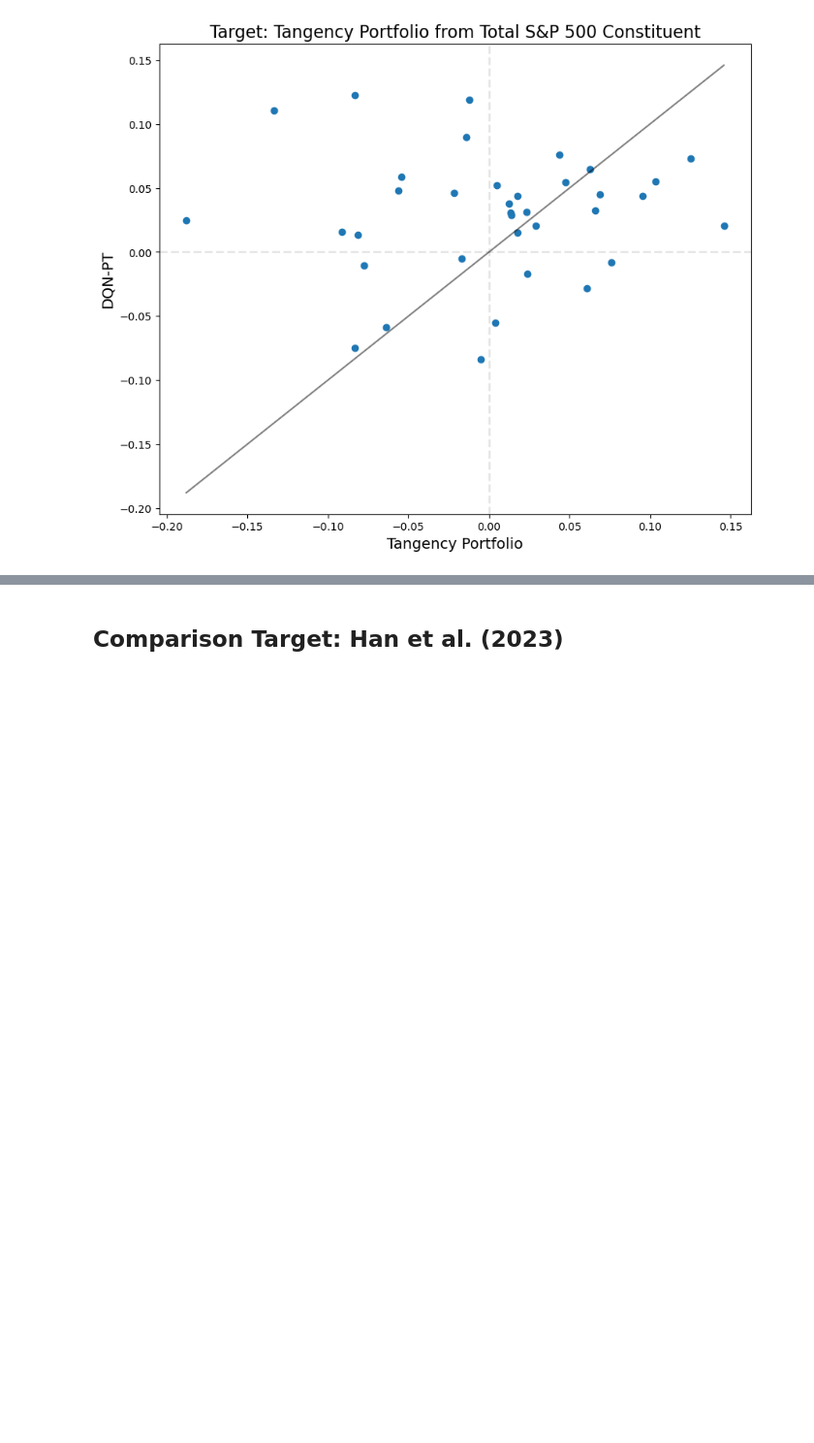
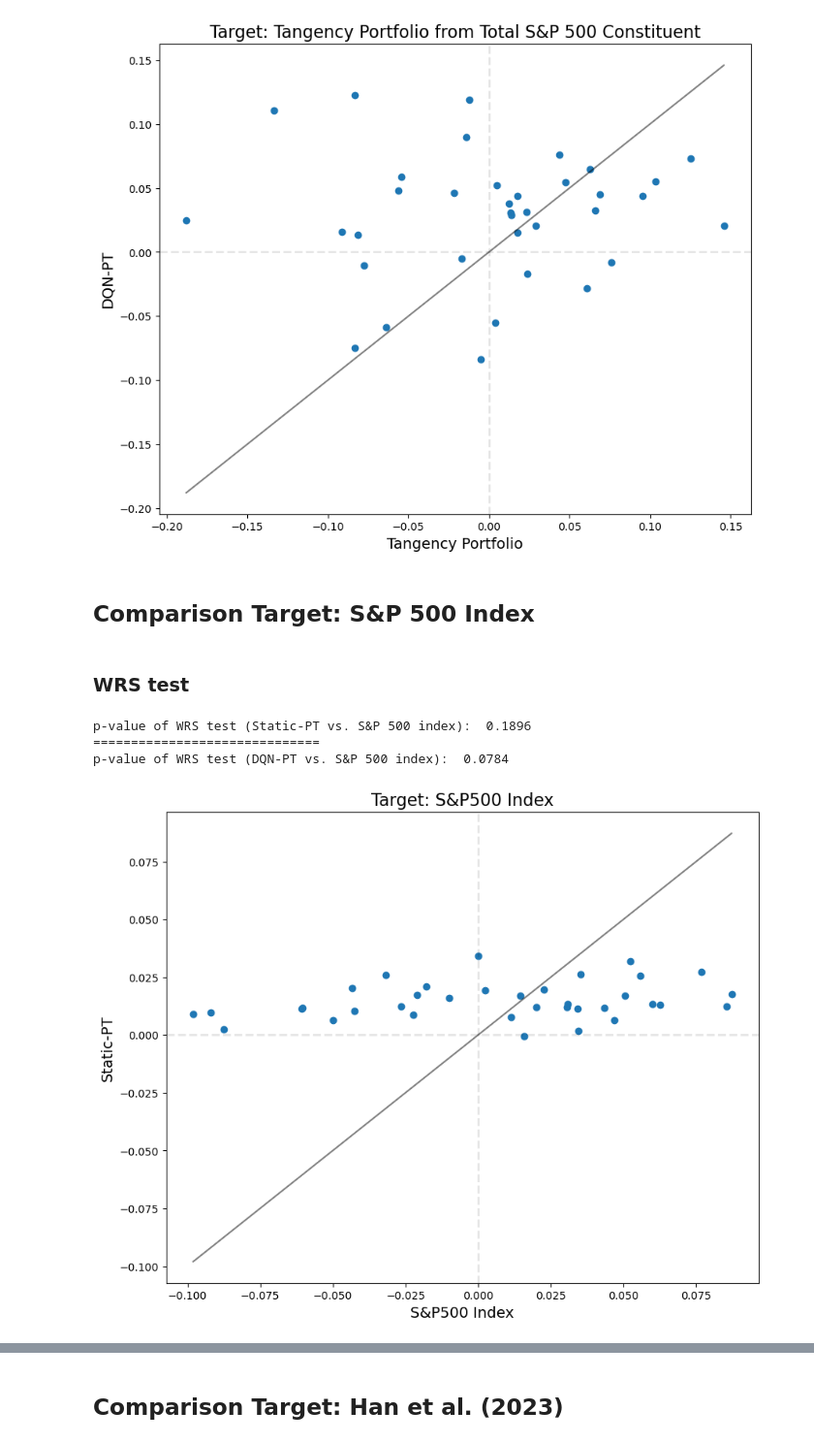
Before and after one commit to DanielHYLai/pairs-trading-with-reinforcement-learning, a Jupyter notebook: pairs-selection/comparison_oos_pairs_reduced.ipynb, the cells around one changed output, grey strips where cells are left out. Shown at 97% size. Drawn from its saved outputs; the diff is of its cells as text; code cells hidden in the pictures; blank space fills up the shorter version.

```diff
--- a/pairs-selection/comparison_oos_pairs_reduced.ipynb
+++ b/pairs-selection/comparison_oos_pairs_reduced.ipynb
@@ -1190,3 +1190,5 @@ plt.savefig(f"{path}/port_total_vs_DQNPT_WRS.png", dpi=300, bbox_inches="tight")
 plt.show()
 # %% [output]
 [figure]
+# %% [markdown]
+## Comparison Target: S&P 500 Index
@@ -1192,0 +1208,44 @@ plt.show()
+# %% [markdown]
+### WRS test
+# %%
+statistic, pvalue = wilcoxon(
+    static_pt_median, SP500_index_result, alternative="greater"
+)
+print(f"p-value of WRS test (Static-PT vs. S&P 500 index): {pvalue: .4f}")
+
+print("=" * 30)
+
+statistic, pvalue = wilcoxon(
+    dqn_pt_reward, SP500_index_result, alternative="greater"
+)
+print(f"p-value of WRS test (DQN-PT vs. S&P 500 index): {pvalue: .4f}")
+# %% [output]
+p-value of WRS test (Static-PT vs. S&P 500 index):  0.1896
+==============================
+p-value of WRS test (DQN-PT vs. S&P 500 index):  0.0784
+# %%
+plt.figure(figsize=(10, 8))
+plt.scatter(SP500_index_result, static_pt_median)
+plt.plot(
+    np.linspace(
+        min(min(SP500_index_result), min(static_pt_median)),
+        max(max(SP500_index_result), max(static_pt_median)),
+        200,
+    ),
+    np.linspace(
+        min(min(SP500_index_result), min(static_pt_median)),
+        max(max(SP500_index_result), max(static_pt_median)),
+        200,
+    ),
+    color="black",
+    alpha=0.5,
+)
+plt.axhline(y=0, color="black", linestyle="--", linewidth=2, alpha=0.1)
+plt.axvline(x=0, color="black", linestyle="--", linewidth=2, alpha=0.1)
+plt.xlabel("S&P500 Index", fontsize=14)
+plt.ylabel("Static-PT", fontsize=14)
+plt.title("Target: S&P500 Index", fontsize=16)
+plt.savefig(f"{path}/SP500index_vs_StaticPT_WRS.png", dpi=300, bbox_inches="tight")
+plt.show()
+# %% [output]
+[figure, added]
```
Also changed, not shown: parts of 24 cells of this notebook, 2 other files.
